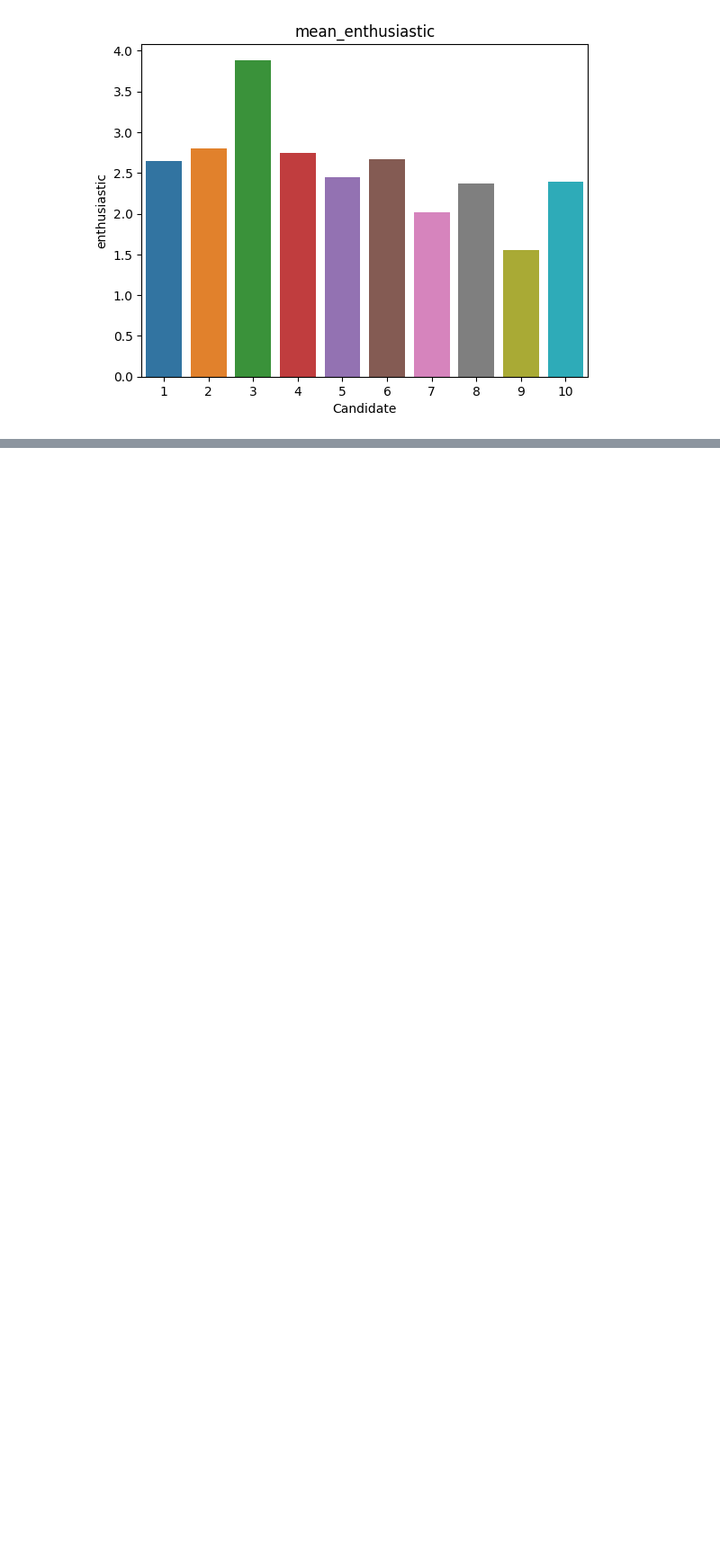
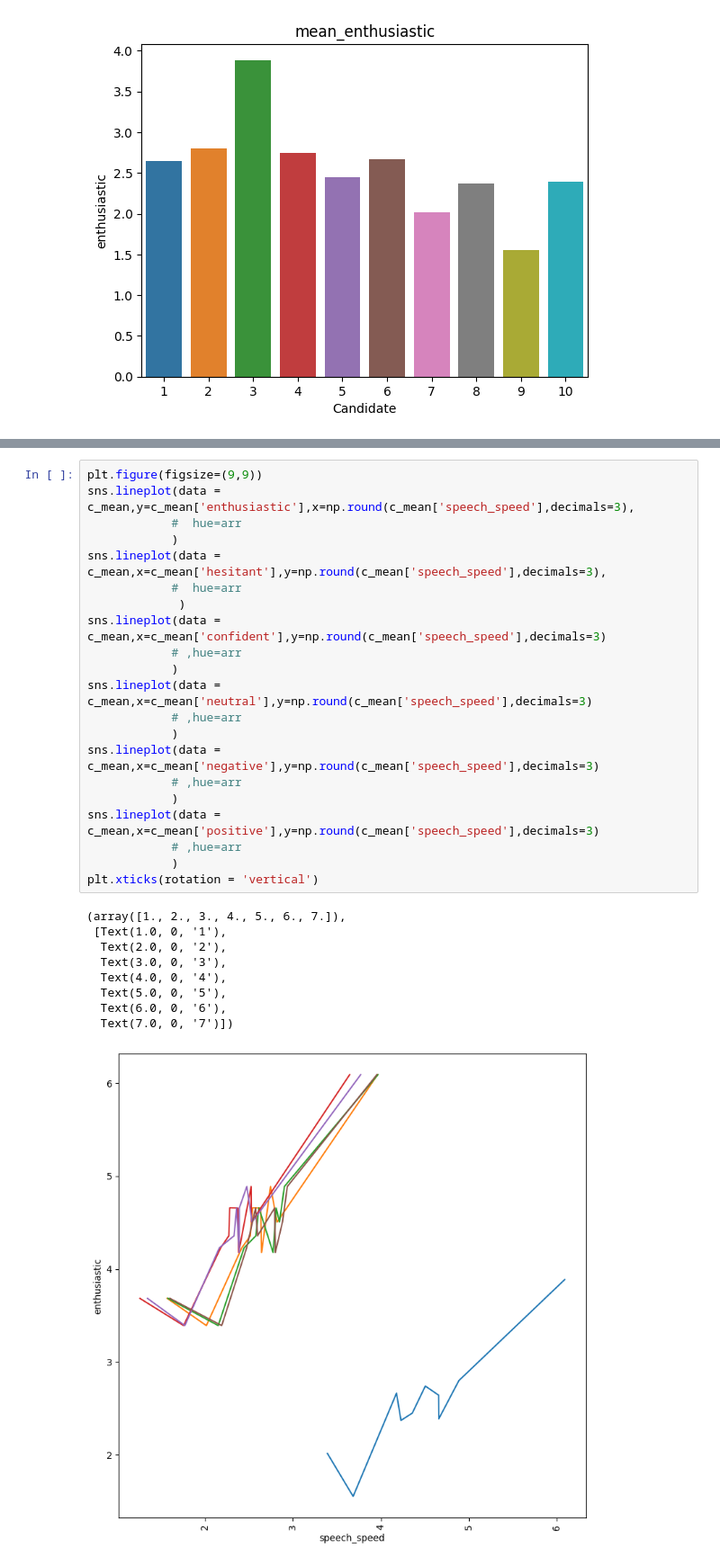
Before and after one commit to ABHAS2022/I-m_Beside_You, a Jupyter notebook: transcriptdata.ipynb, the cells around one changed output, grey strips where cells are left out. Shown at 90% size. Saved outputs shown, nothing was run; the diff lists cells and outputs as text; blank space fills up the shorter version.

```diff
--- a/transcriptdata.ipynb
+++ b/transcriptdata.ipynb
@@ -363,0 +390,31 @@ sns.heatmap(data=c_median.select_dtypes(include=[int,float]).iloc[:,5:].corr(),a
+# %%
+plt.figure(figsize=(9,9))
+sns.lineplot(data = c_mean,y=c_mean['enthusiastic'],x=np.round(c_mean['speech_speed'],decimals=3),
+            #  hue=arr
+            )
+sns.lineplot(data = c_mean,x=c_mean['hesitant'],y=np.round(c_mean['speech_speed'],decimals=3),
+            #  hue=arr
+             )
+sns.lineplot(data = c_mean,x=c_mean['confident'],y=np.round(c_mean['speech_speed'],decimals=3)
+            # ,hue=arr
+            )
+sns.lineplot(data = c_mean,x=c_mean['neutral'],y=np.round(c_mean['speech_speed'],decimals=3)
+            # ,hue=arr
+            )
+sns.lineplot(data = c_mean,x=c_mean['negative'],y=np.round(c_mean['speech_speed'],decimals=3)
+            # ,hue=arr
+            )
+sns.lineplot(data = c_mean,x=c_mean['positive'],y=np.round(c_mean['speech_speed'],decimals=3)
+            # ,hue=arr
+            )
+plt.xticks(rotation = 'vertical')
+# %% [output]
+(array([1., 2., 3., 4., 5., 6., 7.]),
+ [Text(1.0, 0, '1'),
+  Text(2.0, 0, '2'),
+  Text(3.0, 0, '3'),
+  Text(4.0, 0, '4'),
+  Text(5.0, 0, '5'),
+  Text(6.0, 0, '6'),
+  Text(7.0, 0, '7')])
+[figure, added]
```
Also changed, not shown: parts of 27 cells of this notebook, 1 other file.
